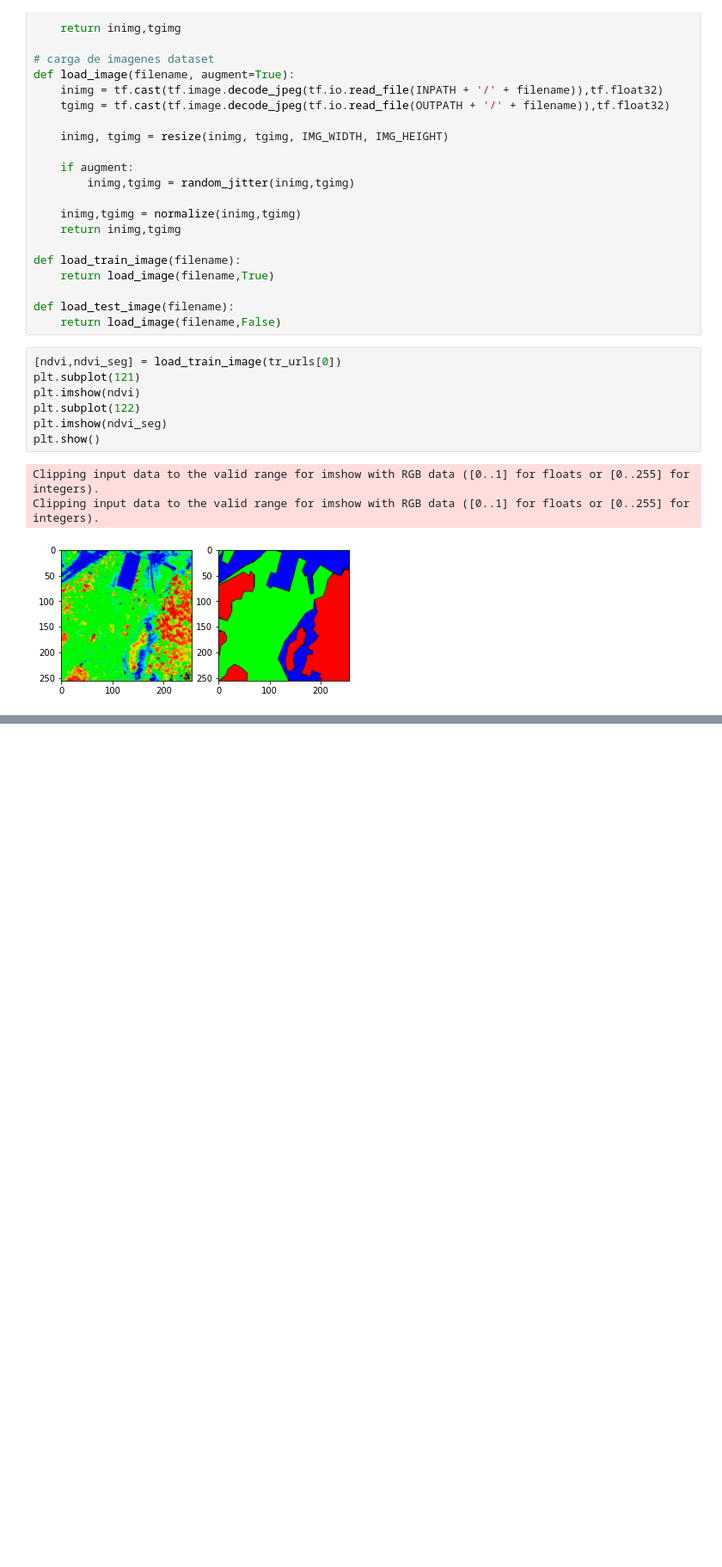
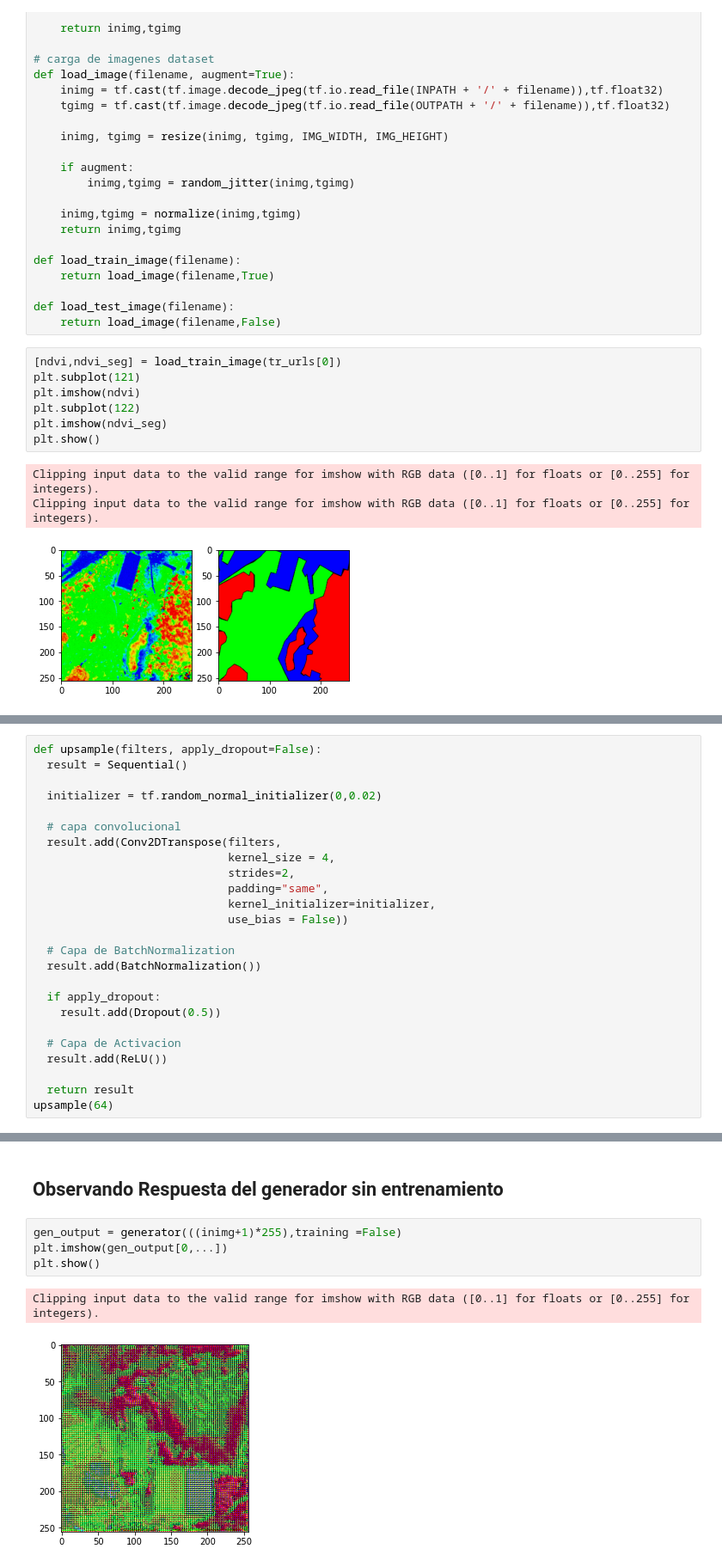
Before and after one commit to AndresInsuasty/tesis-cafes-especiales, a Jupyter notebook: pix2pixNDVI.ipynb, the cells around one changed output, grey strips where cells are left out. Shown at 86% size. Cells and saved outputs as stored; diff of their text form; blank space fills up the shorter version.

```diff
--- a/pix2pixNDVI.ipynb
+++ b/pix2pixNDVI.ipynb
@@ -134,0 +173,25 @@ Clipping input data to the valid range for imshow with RGB data ([0..1] for floa
+# %%
+def upsample(filters, apply_dropout=False):
+  result = Sequential()
+
+  initializer = tf.random_normal_initializer(0,0.02)
+
+  # capa convolucional
+  result.add(Conv2DTranspose(filters,
+                             kernel_size = 4,
+                             strides=2,
+                             padding="same",
+                             kernel_initializer=initializer,
+                             use_bias = False))
+
+  # Capa de BatchNormalization
+  result.add(BatchNormalization())
+
+  if apply_dropout:
+    result.add(Dropout(0.5))
+
+  # Capa de Activacion
+  result.add(ReLU())
+
+  return result
+upsample(64)
@@ -134,0 +255,9 @@ Clipping input data to the valid range for imshow with RGB data ([0..1] for floa
+# %% [markdown]
+## Observando Respuesta del generador sin entrenamiento
+# %%
+gen_output = generator(((inimg+1)*255),training =False)
+plt.imshow(gen_output[0,...])
+plt.show()
+# %% [output]
+Clipping input data to the valid range for imshow with RGB data ([0..1] for floats or [0..255] for integers).
+[figure, added]
```
Also changed, not shown: parts of 6 cells of this notebook.
